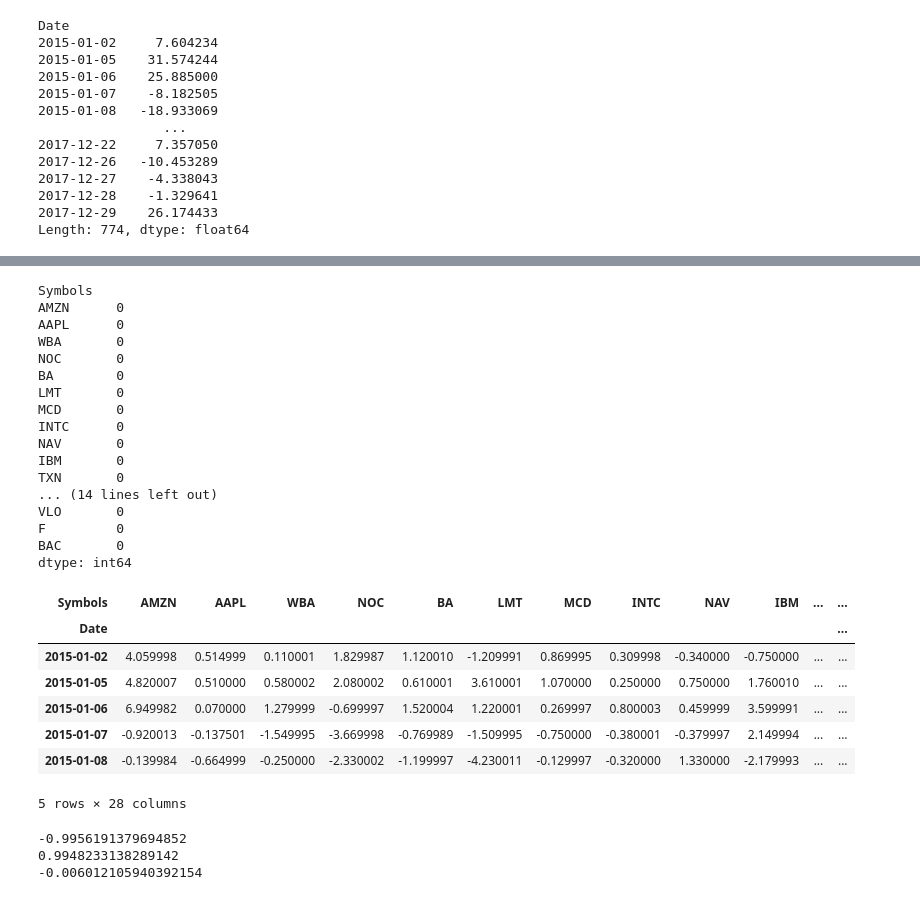
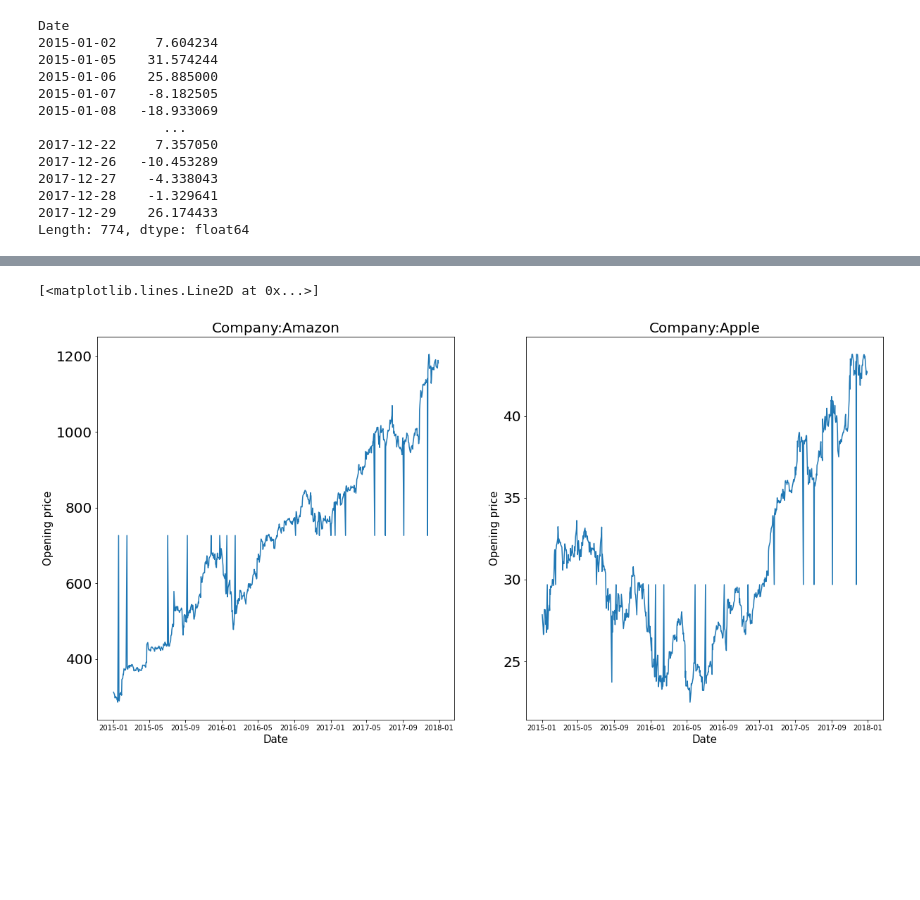
Before and after one commit to ghorbelachraf/GoMyCode, a Jupyter notebook: my_own_project.ipynb, the cells around one changed output, grey strips where cells are left out. Cells and saved outputs as stored; diff of their text form; code cells hidden in the pictures; blank space fills up the shorter version.

```diff
--- a/my_own_project.ipynb
+++ b/my_own_project.ipynb
@@ -145,31 +141,0 @@ clean(movements,"median")
-# %%
-movements.isnull().sum()
-# %% [output]
-Symbols
-AMZN      0
-AAPL      0
-WBA       0
-NOC       0
-BA        0
-LMT       0
-MCD       0
-INTC      0
-NAV       0
-IBM       0
-TXN       0
-... (14 lines left out)
-VLO       0
-F         0
-BAC       0
-dtype: int64
-# %%
-movements.head()
-# %% [output]
-| Symbols | AMZN | AAPL | WBA | NOC | BA | LMT | MCD | INTC | NAV | IBM | ... | ... |
-| Date |  |  |  |  |  |  |  |  |  |  |  | ... |
-| 2015-01-02 | 4.059998 | 0.514999 | 0.110001 | 1.829987 | 1.120010 | -1.209991 | 0.869995 | 0.309998 | -0.340000 | -0.750000 | ... | ... |
-| 2015-01-05 | 4.820007 | 0.510000 | 0.580002 | 2.080002 | 0.610001 | 3.610001 | 1.070000 | 0.250000 | 0.750000 | 1.760010 | ... | ... |
-| 2015-01-06 | 6.949982 | 0.070000 | 1.279999 | -0.699997 | 1.520004 | 1.220001 | 0.269997 | 0.800003 | 0.459999 | 3.599991 | ... | ... |
-| 2015-01-07 | -0.920013 | -0.137501 | -1.549995 | -3.669998 | -0.769989 | -1.509995 | -0.750000 | -0.380001 | -0.379997 | 2.149994 | ... | ... |
-| 2015-01-08 | -0.139984 | -0.664999 | -0.250000 | -2.330002 | -1.199997 | -4.230011 | -0.129997 | -0.320000 | 1.330000 | -2.179993 | ... | ... |
-5 rows × 28 columns
@@ -179,8 +142,19 @@ norm_movements = normalizer.fit_transform(movements) # Fit and transform
-# %%
-print(norm_movements.min())
-print(norm_movements.max())
-print(norm_movements.mean())
-# %% [output]
--0.9956191379694852
-0.9948233138289142
--0.006012105940392154
+# %%
+plt.figure(figsize = (20,10))
+plt.subplot(1,2,1)
+plt.title("Company:Amazon",fontsize = 20)
+plt.xticks(fontsize = 10)
+plt.yticks(fontsize = 20)
+plt.xlabel("Date",fontsize = 15)
+plt.ylabel("Opening price",fontsize = 15)
+plt.plot(df["Open"]["AMZN"])
+plt.subplot(1,2,2)
+plt.title("Company:Apple",fontsize = 20)
+plt.xticks(fontsize = 10)
+plt.yticks(fontsize = 20)
+plt.xlabel("Date",fontsize = 15)
+plt.ylabel("Opening price",fontsize = 15)
+plt.plot(df["Open"]["AAPL"])
+# %% [output]
+[<matplotlib.lines.Line2D at 0x...>]
+[figure, added]
```
Also changed, not shown: parts of 32 cells of this notebook.
